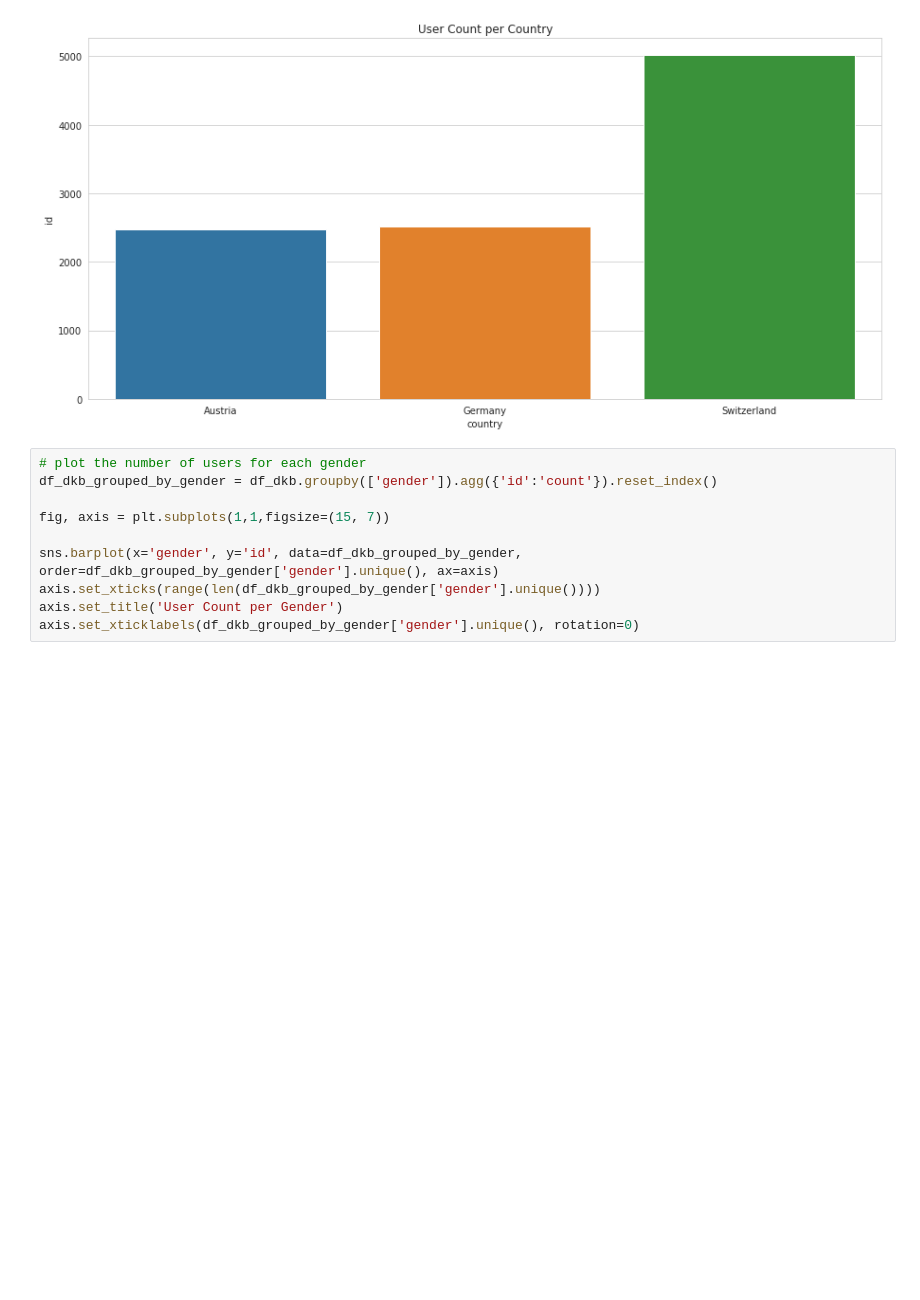
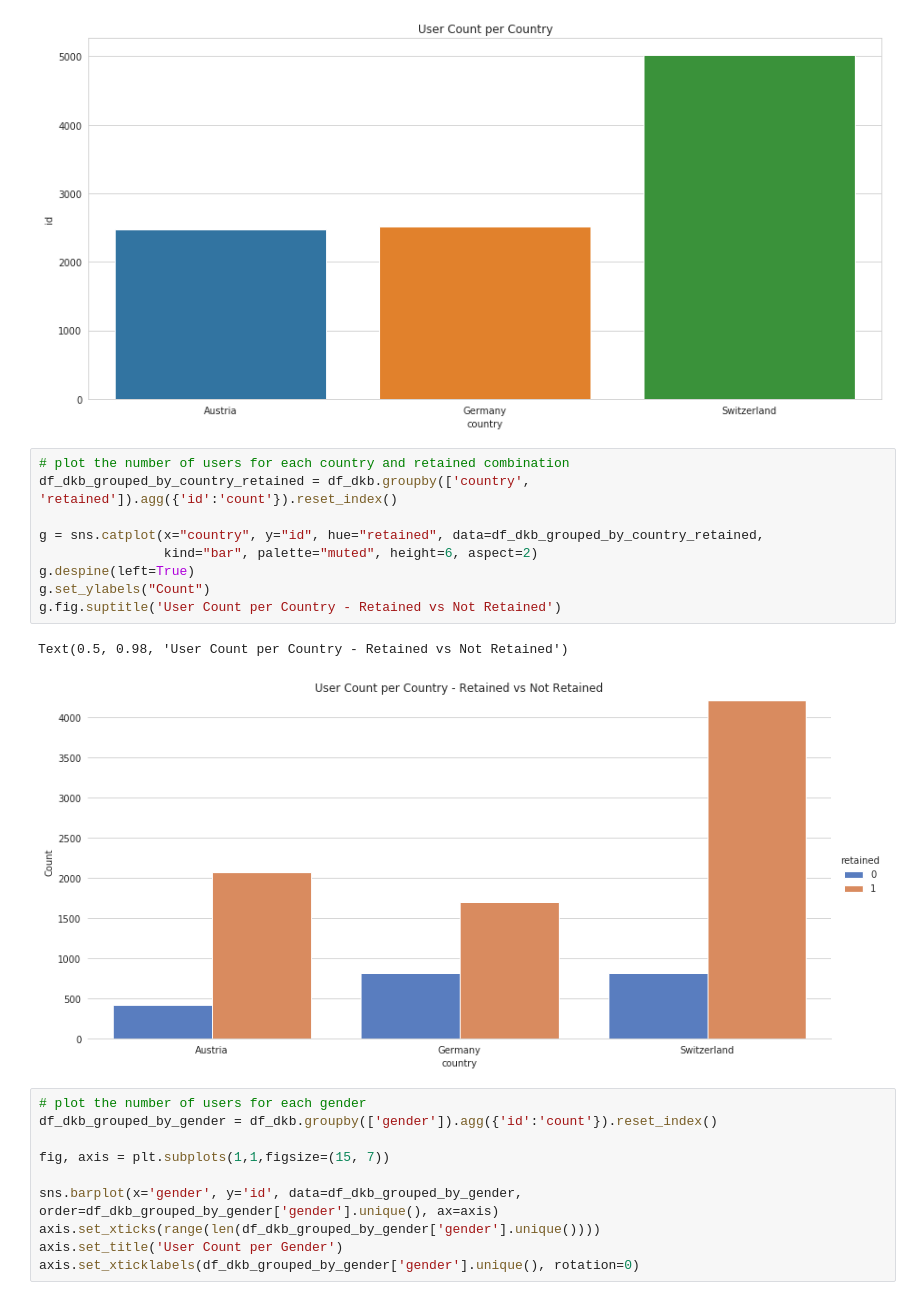
Before and after one commit to jiacheng-yao/ml_challenges, a Jupyter notebook: dkb/DKB DS Challenge - Jiacheng Yao.ipynb, the cells around one changed output. Saved outputs shown, nothing was run; the diff lists cells and outputs as text; blank space fills up the shorter version.

```diff
--- a/dkb/DKB DS Challenge - Jiacheng Yao.ipynb
+++ b/dkb/DKB DS Challenge - Jiacheng Yao.ipynb
@@ -166,6 +179,18 @@ axis.set_xticklabels(df_dkb_grouped_by_country['country'].unique(), rotation=0)
 # %% [output]
 [Text(0, 0, 'Austria'), Text(0, 0, 'Germany'), Text(0, 0, 'Switzerland')]
 [figure]
+# %%
+# plot the number of users for each country and retained combination
+df_dkb_grouped_by_country_retained = df_dkb.groupby(['country', 'retained']).agg({'id':'count'}).reset_index()
+
+g = sns.catplot(x="country", y="id", hue="retained", data=df_dkb_grouped_by_country_retained,
+                kind="bar", palette="muted", height=6, aspect=2)
+g.despine(left=True)
+g.set_ylabels("Count")
+g.fig.suptitle('User Count per Country - Retained vs Not Retained')
+# %% [output]
+Text(0.5, 0.98, 'User Count per Country - Retained vs Not Retained')
+[figure, added]
 # %%
 # plot the number of users for each gender
 df_dkb_grouped_by_gender = df_dkb.groupby(['gender']).agg({'id':'count'}).reset_index()
```
Also changed, not shown: parts of 10 cells of this notebook.
